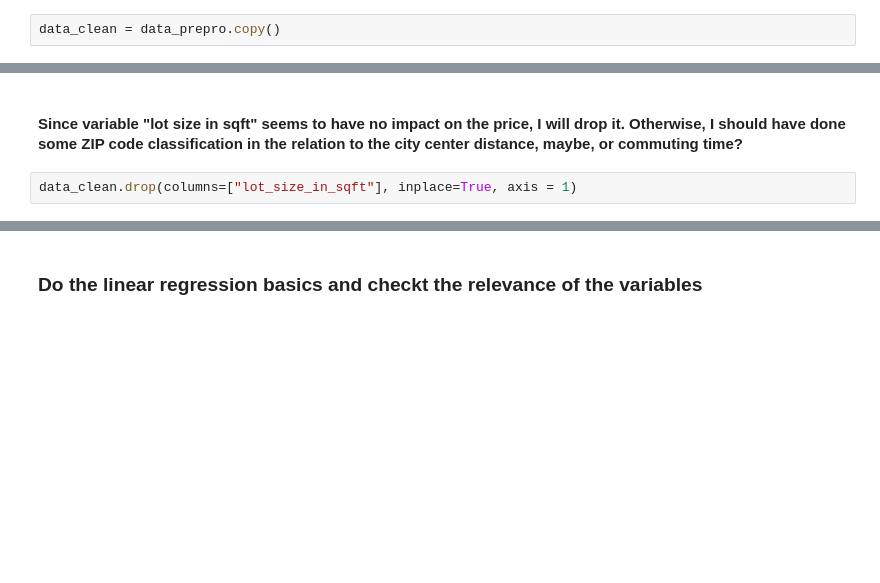
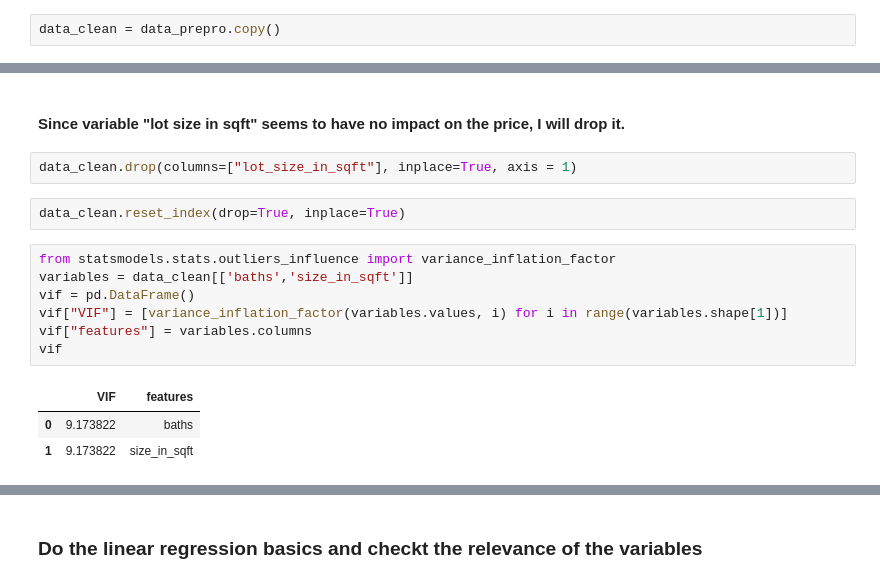
Before and after one commit to tolstoj48/seattle-house-price-prediction, a Jupyter notebook: seattle-real-estate-house-prices-prediction.ipynb, the cells around one changed output, grey strips where cells are left out. Drawn from its saved outputs; the diff is of its cells as text; blank space fills up the shorter version.

```diff
--- a/seattle-real-estate-house-prices-prediction.ipynb
+++ b/seattle-real-estate-house-prices-prediction.ipynb
@@ -427,4 +429,17 @@ plt.show()
 # %% [markdown]
-#### Since variable "lot size in sqft" seems to have no impact on the price, I will drop it. Otherwise, I should have done some ZIP code classification in the relation to the city center distance, maybe, or commuting time?
+#### Since variable "lot size in sqft" seems to have no impact on the price, I will drop it.
 # %%
 data_clean.drop(columns=["lot_size_in_sqft"], inplace=True, axis = 1)
+# %%
+data_clean.reset_index(drop=True, inplace=True)
+# %%
+from statsmodels.stats.outliers_influence import variance_inflation_factor
+variables = data_clean[['baths','size_in_sqft']]
+vif = pd.DataFrame()
+vif["VIF"] = [variance_inflation_factor(variables.values, i) for i in range(variables.shape[1])]
+vif["features"] = variables.columns
+vif
+# %% [output]
+|  | VIF | features |
+| 0 | 9.173822 | baths |
+| 1 | 9.173822 | size_in_sqft |
```
Also changed, not shown: parts of 12 cells of this notebook.
